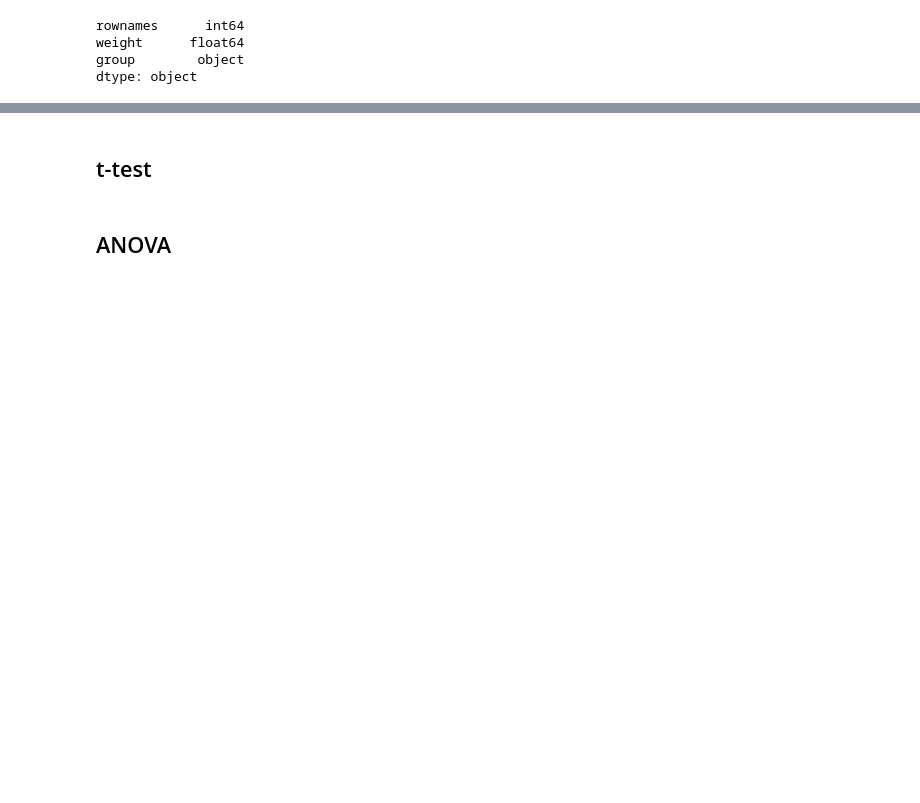
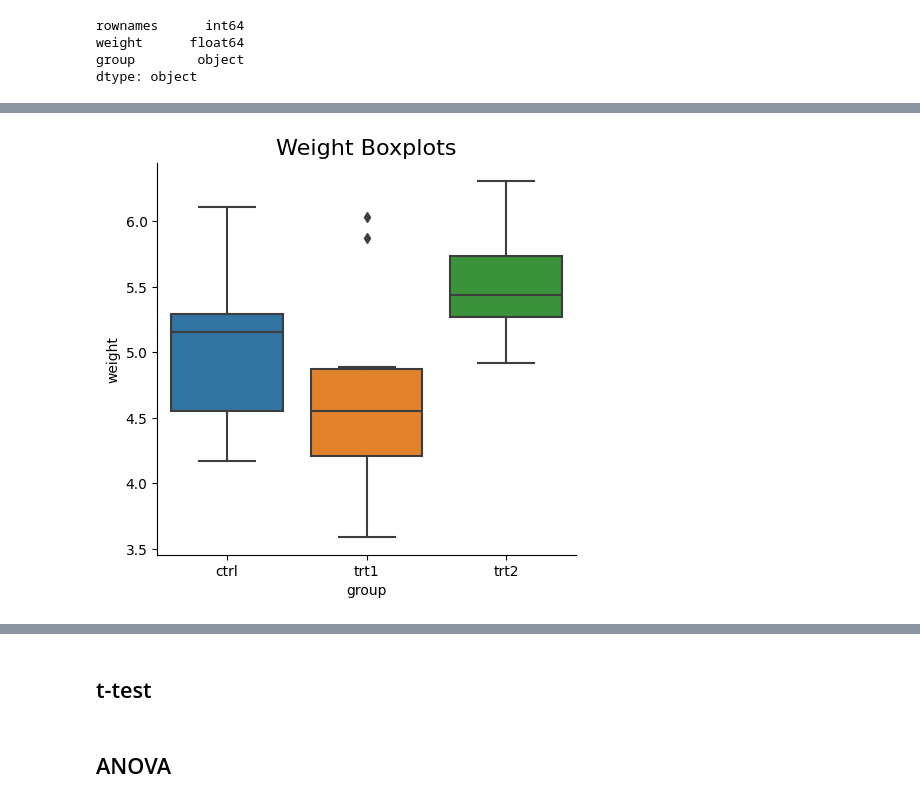
Before and after one commit to rachel-king4/appliedstatistics, a Jupyter notebook: project.ipynb, the cells around one changed output, grey strips where cells are left out. Saved outputs shown, nothing was run; the diff lists cells and outputs as text; code cells hidden in the pictures; blank space fills up the shorter version.

```diff
--- a/project.ipynb
+++ b/project.ipynb
@@ -94,0 +138,11 @@ dtype: object
+# %%
+# plot an individual plot for weight by treatment group
+# plotting a boxplot using seaborn
+
+warnings.simplefilter(action='ignore', category=FutureWarning)  # to prevent future warnings error from displaying
+# https://stackoverflow.com/questions/15777951/how-to-suppress-pandas-future-warning
+y = sns.catplot(data=df, x="group", y="weight", kind="box")
+plt.title('Weight Boxplots', fontsize=16)
+y.figure.subplots_adjust(top=.90); # to adust the plot so the title is legible
+# %% [output]
+[figure, added]
```
Also changed, not shown: parts of 9 cells of this notebook.
